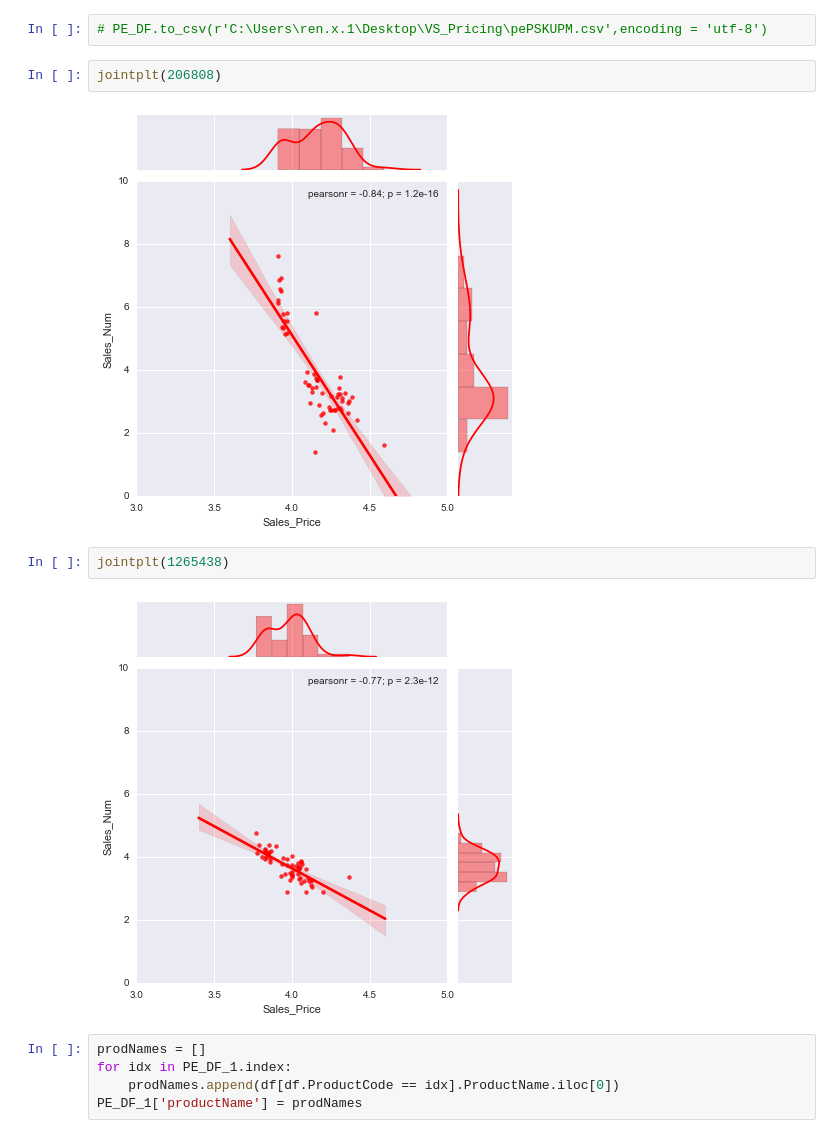
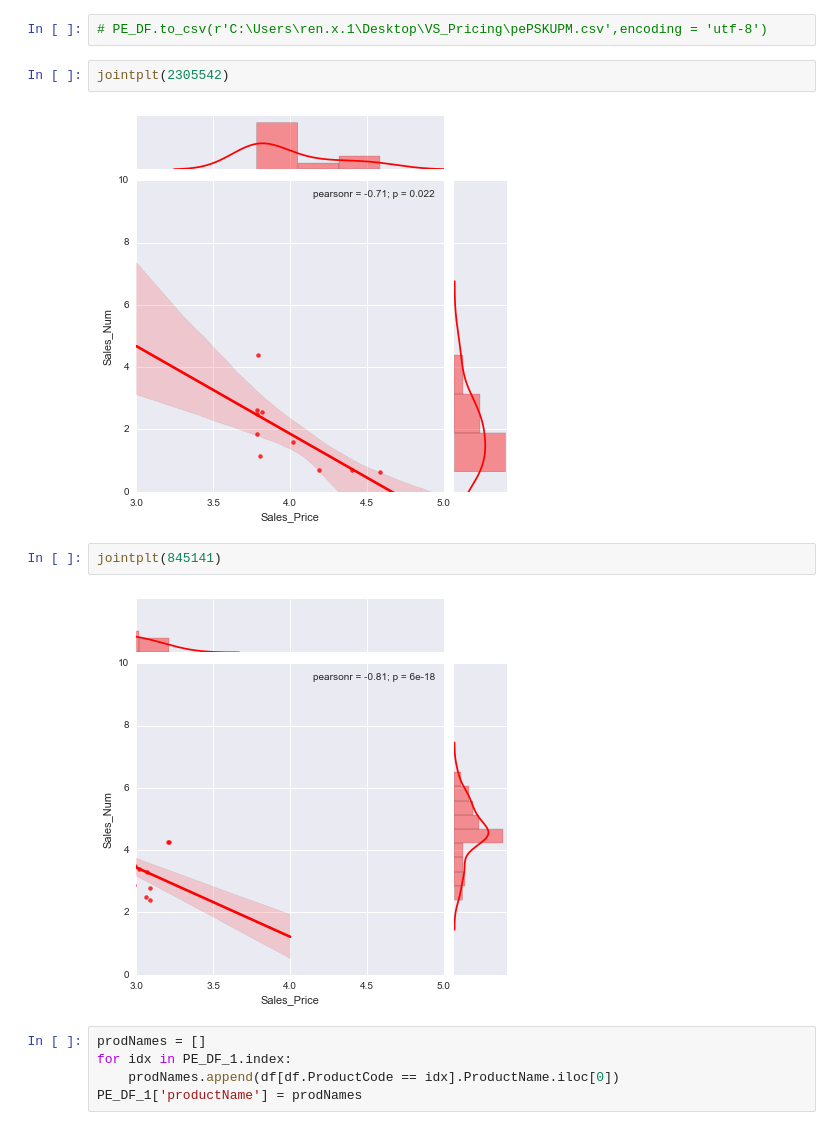
Before and after one commit to XRen615/exploreKit, a Jupyter notebook: Base_Estimation_Regression_HC_CY.ipynb, the cells around one changed output. Cells and saved outputs as stored; diff of their text form.

```diff
--- a/Base_Estimation_Regression_HC_CY.ipynb
+++ b/Base_Estimation_Regression_HC_CY.ipynb
@@ -158,13 +115,13 @@ PE_DF.head()
 # %%
 # PE_DF.to_csv(r'C:\Users\ren.x.1\Desktop\VS_Pricing\pePSKUPM.csv',encoding = 'utf-8')
 # %%
-jointplt(206808)
+jointplt(2305542)
 # %% [output]
-[figure, old version]
+[figure, new version]
 # %%
-jointplt(1265438)
+jointplt(845141)
 # %% [output]
-[figure, old version]
+[figure, new version]
 # %%
 prodNames = []
 for idx in PE_DF_1.index:
```
Also changed, not shown: parts of 25 cells of this notebook.
